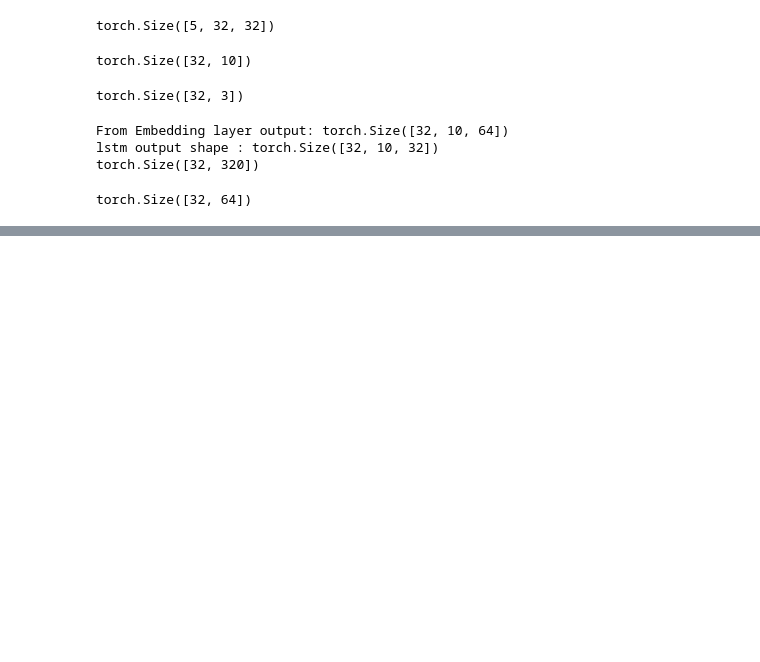
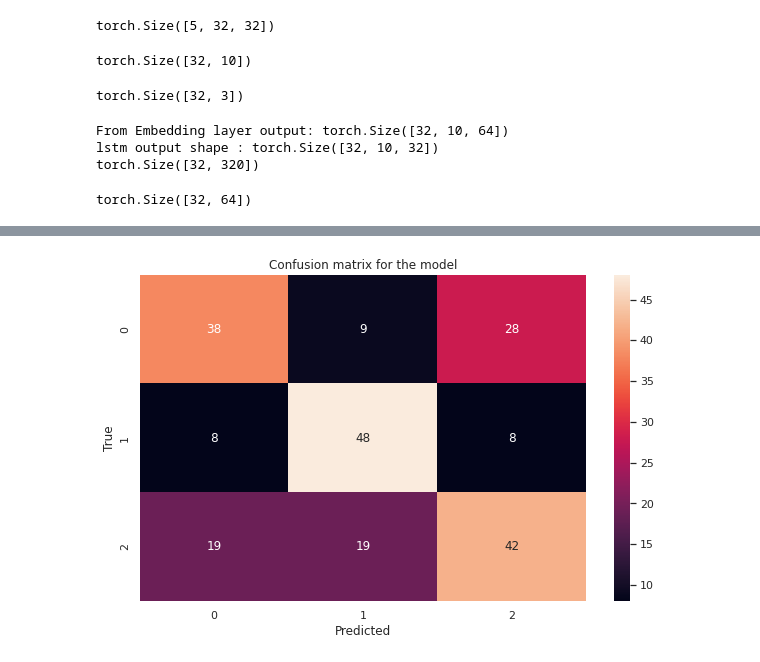
Before and after one commit to NirajanBekoju/Nepali-Language-Processing, a Jupyter notebook: Classification/Nepali Sentimental Classification/Version 3 - Nepali_sentimental_classification.ipynb, the cells around one changed output, grey strips where cells are left out. Drawn from its saved outputs; the diff is of its cells as text; code cells hidden in the pictures; blank space fills up the shorter version.

Commit message:
test data evaluation completed

```diff
--- a/Classification/Nepali Sentimental Classification/Version 3 - Nepali_sentimental_classification.ipynb
+++ b/Classification/Nepali Sentimental Classification/Version 3 - Nepali_sentimental_classification.ipynb
@@ -239,7 +258,7 @@ class SentimentalModelV3(nn.Module):
     lstm_out, hidden = self.lstm(embed)
 
     #stack up the lstm output
-    lstm_out = lstm_out.reshape(shape = (self.batch_size, lstm_out.shape[1] * lstm_out.shape[2]))
+    lstm_out = lstm_out.reshape(shape = (lstm_out.shape[0], lstm_out.shape[1] * lstm_out.shape[2]))
     # dropout and fully connected layers
     out = self.dropout(lstm_out)
     out = self.Relu(out)
@@ -354,22 +496,28 @@ def test_step(model: torch.nn.Module,
   hn, cn = model.initCellState()
   model.eval()
   test_loss, test_acc = 0, 0
+
+  test_pred, test_true = [], []
+
   with torch.inference_mode():
     for batch, (X, y) in enumerate(dataloader):
       X, y = X.to(device), y.to(device)
 
       # forward pass
-      test_pred_logits = model(X, hn, cn)
+      val_pred_logits = model(X, hn, cn)
 
       # calculate and accumulate loss
-      loss = loss_fn(test_pred_logits, y)
+      loss = loss_fn(val_pred_logits, y)
       test_loss += loss.item()
 
       # calculate and accumulate accuracy
-      y_pred_class = torch.argmax(torch.softmax(test_pred_logits, dim = 1), dim = 1)
+      y_pred_class = torch.argmax(torch.softmax(val_pred_logits, dim = 1), dim = 1)
       y_true_class = torch.argmax(torch.softmax(y, dim = 1), dim = 1)
-      test_acc += (y_pred_class == y_true_class).sum().item() / len(test_pred_logits)
+      test_acc += (y_pred_class == y_true_class).sum().item() / len(val_pred_logits)
+
+      test_pred.append(y_pred_class.cpu())
+      test_true.append(y_true_class.cpu())
 
   test_loss = test_loss / len(dataloader)
   test_acc = test_acc / len(dataloader)
-  return test_loss, test_acc
+  return test_loss, test_acc, torch.cat(test_pred), torch.cat(test_true)
@@ -415,16 +523,0 @@ def train(model: torch.nn.Module,
-# %%
-torch.manual_seed(42)
-torch.cuda.manual_seed(42)
-
-NUM_EPOCHS = 5
-
-model_v3 = SentimentalModelV3(output_size = 3,
-                              vocab_size = UNIQUE_WORD_COUNT,
-                              embedding_dim = 64,
-                              hidden_dim = 32,
-                              n_layers = 5,
-                              drop_prob = 0.3,
-                              padded_seq_len = 10).to(device)
-
-loss_fn = nn.CrossEntropyLoss()
-optimizer = torch.optim.Adam(params=model_v3.parameters(), lr=0.001)
@@ -448,0 +524,3 @@ Epoch: 15 | train_loss: 0.4339 | train_acc: 0.8275 | test_loss: 1.5370 | test_ac
+# %%
+test_loss, test_acc, test_pred, test_true = test_step(model_v3, test_loader, loss_fn)
+test_loss, test_acc
@@ -448,0 +557,9 @@ Epoch: 15 | train_loss: 0.4339 | train_acc: 0.8275 | test_loss: 1.5370 | test_ac
+# %%
+test_pred = list(test_pred)
+test_true = list(test_true)
+cm = confusion_matrix(y_true = test_true, y_pred = test_pred)
+cm_heatmap = sns.heatmap(cm, annot = True)
+cm_heatmap.set(xlabel = "Predicted", ylabel = "True", title = "Confusion matrix for the model")
+plt.show()
+# %% [output]
+[figure, added]
```
Also changed, not shown: parts of 34 cells of this notebook.
